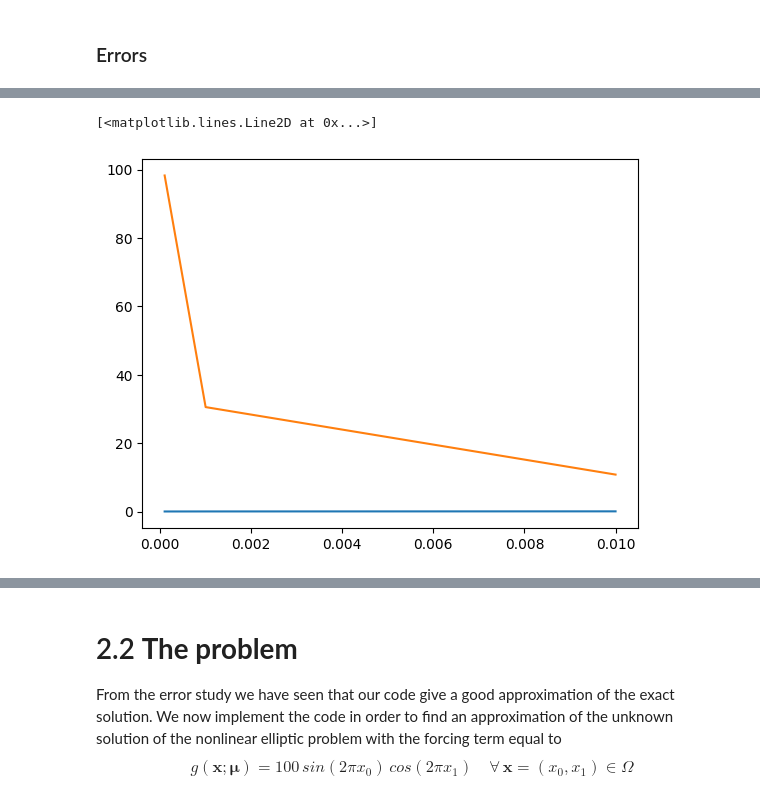
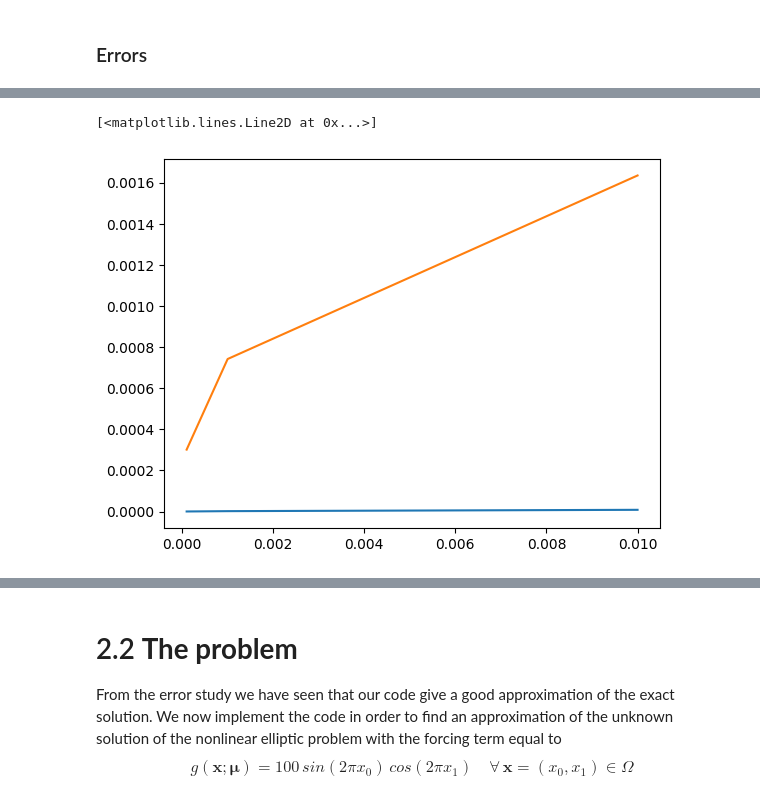
Before and after one commit to martadiridolfi/MOR, a Jupyter notebook: progetto.ipynb, the cells around one changed output, grey strips where cells are left out. Cells and saved outputs as stored; diff of their text form; code cells hidden in the pictures.

```diff
--- a/progetto.ipynb
+++ b/progetto.ipynb
@@ -1289,7 +1290,7 @@ plt.plot(x, y)
 # %% [markdown]
 # Evaluation
 # %%
-meshSize = 0.01 #We choose a meshsize = maximum area required in our domain discretization
+meshSize = 0.0001 #We choose a meshsize = maximum area required in our domain discretization
 order = 1 #Order of finite element
 
 #all the boundary condition are homogenous dirichlet boundary condition so we use just one marker for the border equal to 1
@@ -1497,16 +1575,16 @@ df.to_csv("errors_PINN.csv")
 # %%
 import matplotlib.pyplot as plt
 
 plt.clf()
 x = [0.01, 0.001, 0.0001]
-y = errabs_L2_PINN
+y = errreg_L2_PINN
 plt.plot(x, y)
 
-y = errabs_H1_PINN
+y = errreg_H1_PINN
 plt.plot(x, y)
 # %% [output]
 [<matplotlib.lines.Line2D at 0x...>]
-[figure, old version]
+[figure, new version]
 # %%
 plt.clf()
 x = [0.01, 0.001, 0.0001]
```
Also changed, not shown: parts of 17 cells of this notebook.
